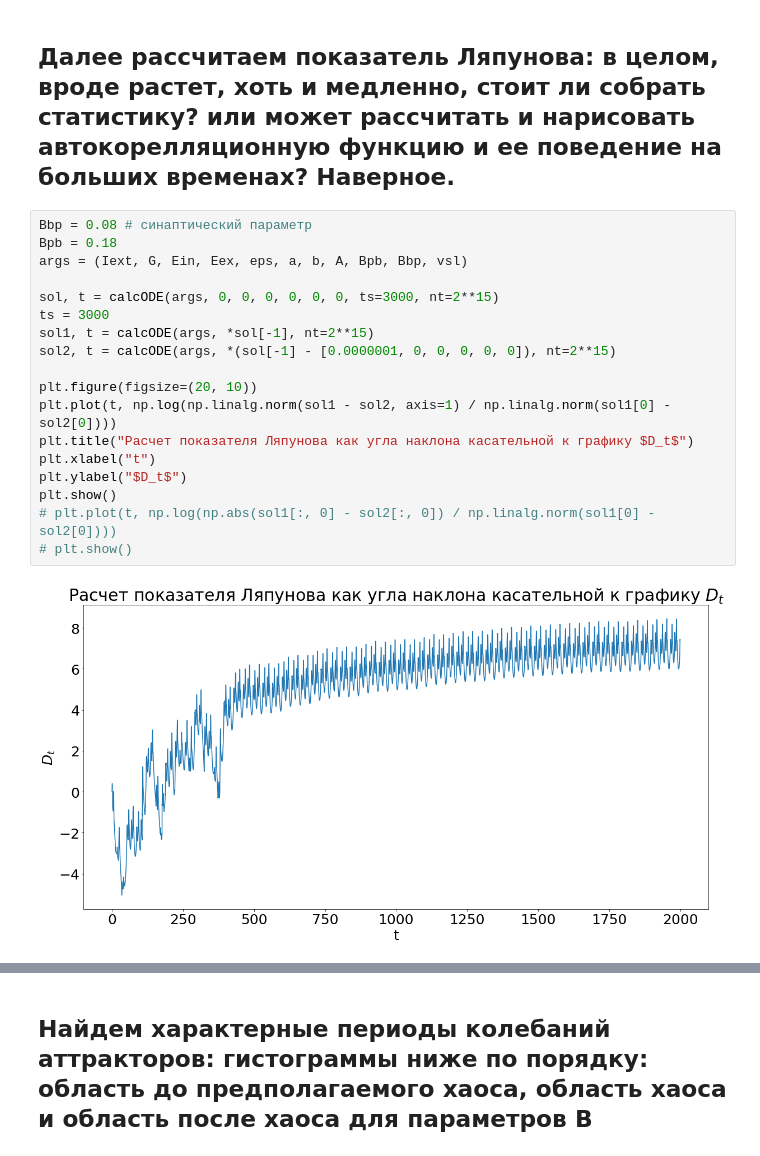
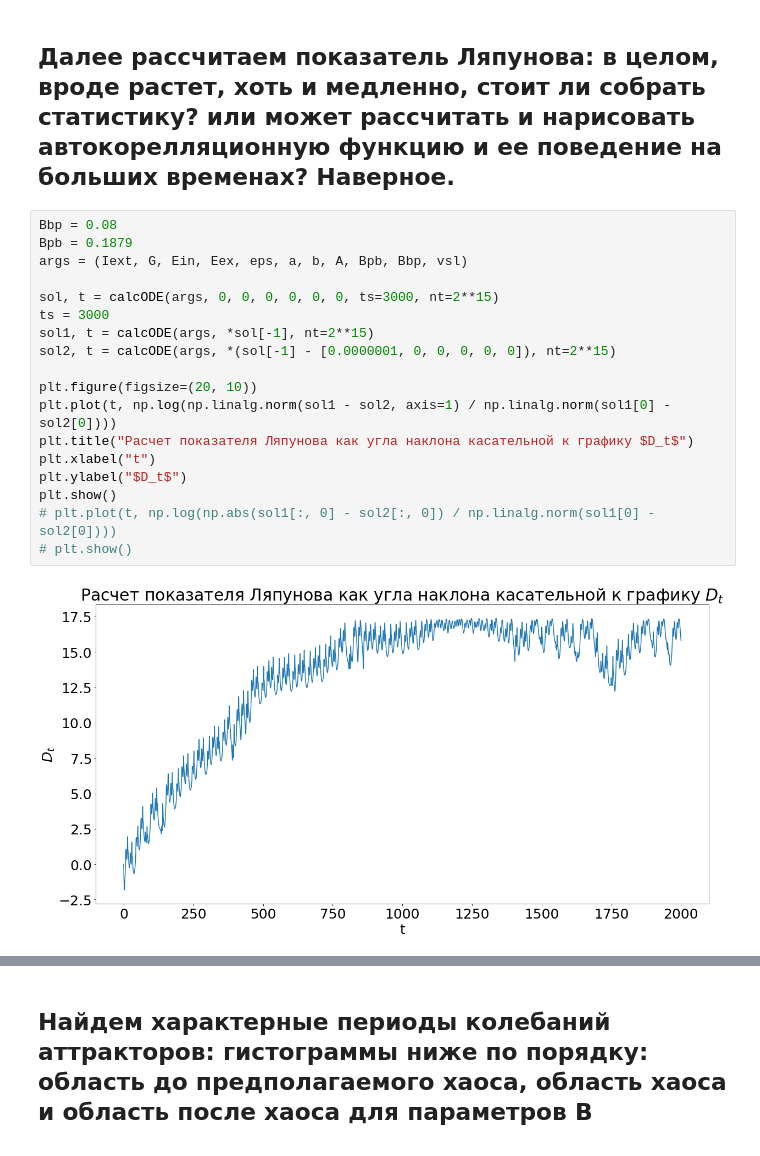
Before and after one commit to xomaiya/BP-kinetics, a Jupyter notebook: PB-kinetics-(Bbp=0.8).ipynb, the cells around one changed output, grey strips where cells are left out. Cells and saved outputs as stored; diff of their text form.

```diff
--- a/PB-kinetics-(Bbp=0.8).ipynb
+++ b/PB-kinetics-(Bbp=0.8).ipynb
@@ -64,22 +61,22 @@ phase_portrait(args2, vp0=0, vb0=0, up0=0, ub0=0, sbp0=0, spb0=0, ts=2000, nt=2*
 # %% [markdown]
 ## Далее рассчитаем показатель Ляпунова: в целом, вроде растет, хоть и медленно, стоит ли собрать статистику? или может рассчитать и нарисовать автокорелляционную функцию и ее поведение на больших временах? Наверное.
 # %%
-Bbp = 0.08 # синаптический параметр
-Bpb = 0.18
+Bbp = 0.08
+Bpb = 0.1879
 args = (Iext, G, Ein, Eex, eps, a, b, A, Bpb, Bbp, vsl)
 
 sol, t = calcODE(args, 0, 0, 0, 0, 0, 0, ts=3000, nt=2**15)
 ts = 3000
 sol1, t = calcODE(args, *sol[-1], nt=2**15)
 sol2, t = calcODE(args, *(sol[-1] - [0.0000001, 0, 0, 0, 0, 0]), nt=2**15)
 
 plt.figure(figsize=(20, 10))
 plt.plot(t, np.log(np.linalg.norm(sol1 - sol2, axis=1) / np.linalg.norm(sol1[0] - sol2[0])))
 plt.title("Расчет показателя Ляпунова как угла наклона касательной к графику $D_t$")
 plt.xlabel("t")
 plt.ylabel("$D_t$")
 plt.show()
 # plt.plot(t, np.log(np.abs(sol1[:, 0] - sol2[:, 0]) / np.linalg.norm(sol1[0] - sol2[0])))
 # plt.show()
 # %% [output]
-[figure, old version]
+[figure, new version]
```
Also changed, not shown: parts of 8 cells of this notebook, 1 other file.
